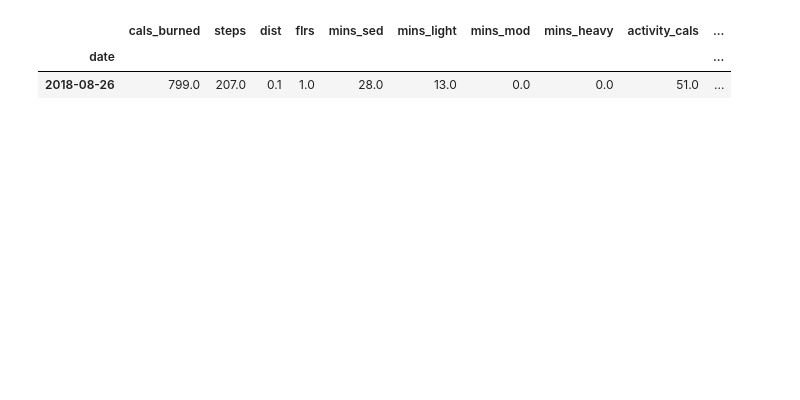
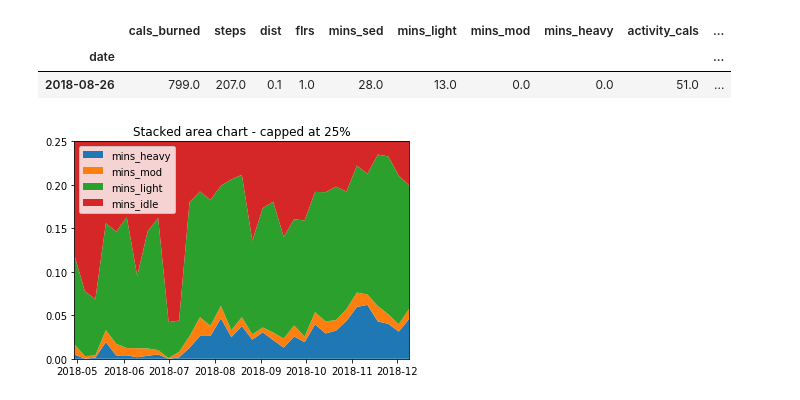
Before and after one commit to DoubleStufERoe/BayesP05_Fitbit, a Jupyter notebook: fitbit_kworking.ipynb, the cells around one changed output. Cells and saved outputs as stored; diff of their text form; code cells hidden in the pictures; blank space fills up the shorter version.

Commit message:
idle brpermin

```diff
--- a/fitbit_kworking.ipynb
+++ b/fitbit_kworking.ipynb
@@ -503,3 +513,29 @@ df[df.cals_burned < 2143]
 |  | cals_burned | steps | dist | flrs | mins_sed | mins_light | mins_mod | mins_heavy | activity_cals | ... |
 | date |  |  |  |  |  |  |  |  |  | ... |
 | 2018-08-26 | 799.0 | 207.0 | 0.1 | 1.0 | 28.0 | 13.0 | 0.0 | 0.0 | 51.0 | ... |
+# %%
+# library
+import numpy as np
+import matplotlib.pyplot as plt
+import seaborn as sns
+import pandas as pd
+#import plotly.graph_objects as go
+
+# Make data
+cols = ['mins_heavy','mins_mod','mins_light','mins_idle']
+data = df[cols].resample('W').mean()
+
+# We need to transform the data from raw data to percentage (fraction)
+data_perc = data.divide(data.sum(axis=1), axis=0)
+
+# Make the plot
+plt.stackplot(data.index, data_perc['mins_heavy'], data_perc['mins_mod'], data_perc['mins_light'], data_perc['mins_idle'], labels=cols)
+# plt.stackplot(data)
+plt.legend(loc='upper left')
+plt.margins(0,0)
+axes=plt.gca()
+axes.set_ylim([0,0.25])
+plt.title('Stacked area chart - capped at 25%')
+plt.show()
+# %% [output]
+[figure, added]
```
Also changed, not shown: parts of 5 cells of this notebook, 1 other file.
